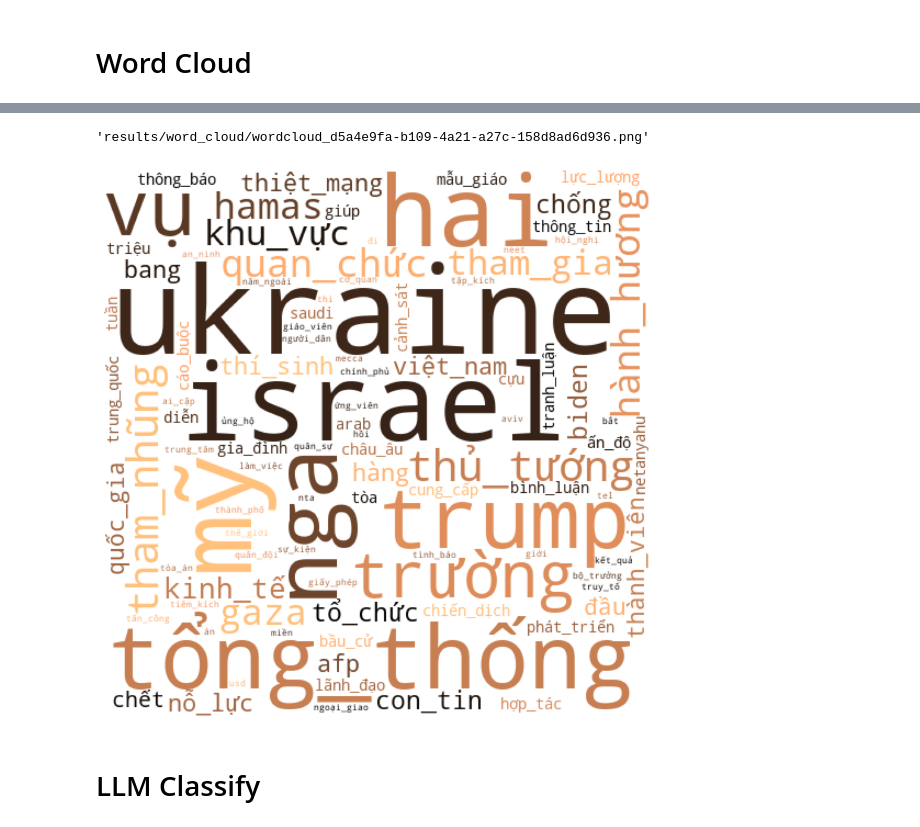
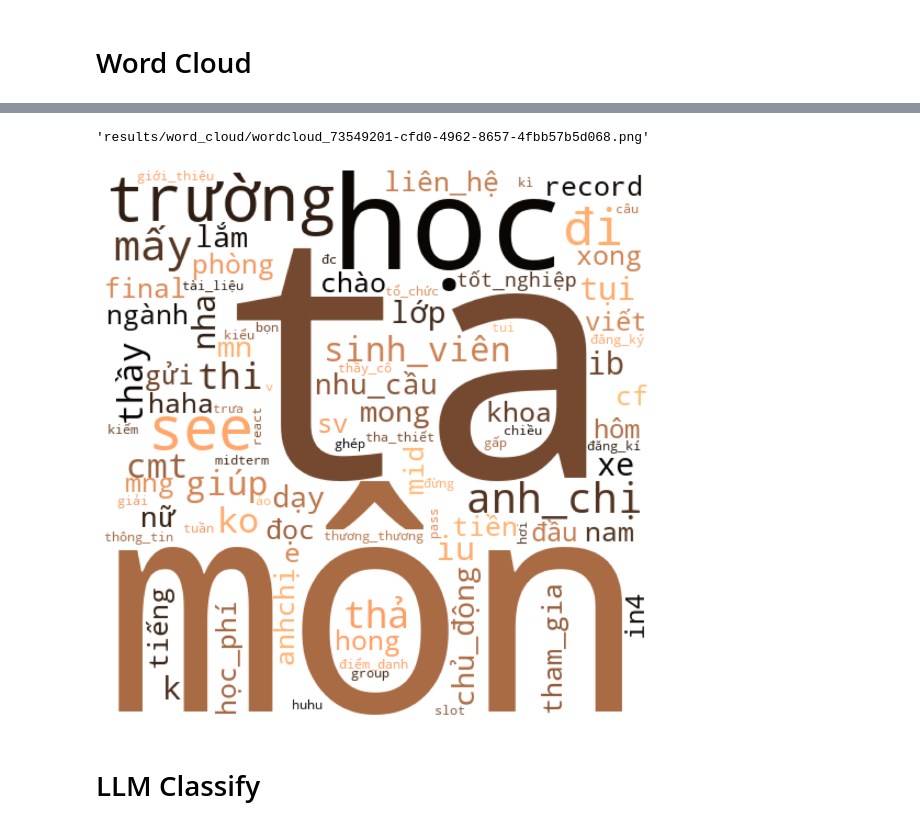
Before and after one commit to pndminh/thesis, a Jupyter notebook: nlp.ipynb, the cells around one changed output, grey strips where cells are left out. Saved outputs shown, nothing was run; the diff lists cells and outputs as text; code cells hidden in the pictures.

Commit message:
test & results

```diff
--- a/nlp.ipynb
+++ b/nlp.ipynb
@@ -5,7 +5,7 @@
 import json
 import pandas as pd
 # Load JSON data from a file into a dictionary
-df = pd.read_csv("results/csv/vnexpress_thegioi_24_6.csv")
+df = pd.read_csv("results/csv/IU_CFS_posts_Jun_Feb.csv")
 df = df.fillna("")
 # Display the dictionary
 # %%
@@ -39,6 +19,12 @@ data
 from backend.extractor.task.nlp_tasks import create_word_cloud
 
 create_word_cloud(
-    data, colormap="copper", selected_columns=["article"], regex_patterns=[], fixed_words=[], save=True, max_words=100,
+    data, colormap="copper", selected_columns=["content"], regex_patterns=[
+    r"#iu_\w+",
+    r"\d{2}/\d{2}/\d{4} \d{2}:\d{2}:\d{2}",
+    r"[-~_][\w\s]*?[-~_]",
+    r"[^\w\s]",
+    r"sua dua",
+], fixed_words=["phòng công tác sinh viên, điểm rèn luyện"], save=True, max_words=80,
 )
 # %% [output]
@@ -52,6 +38,6 @@ create_word_cloud(
 --------
-'results/word_cloud/wordcloud_d5a4e9fa-b109-4a21-a27c-158d8ad6d936.png'
+'results/word_cloud/wordcloud_73549201-cfd0-4962-8657-4fbb57b5d068.png'
-[figure, old version]
+[figure, new version]
 # %% [markdown]
 # LLM Classify
 # %%
```
Also changed, not shown: parts of 9 cells of this notebook, 6 other files.
